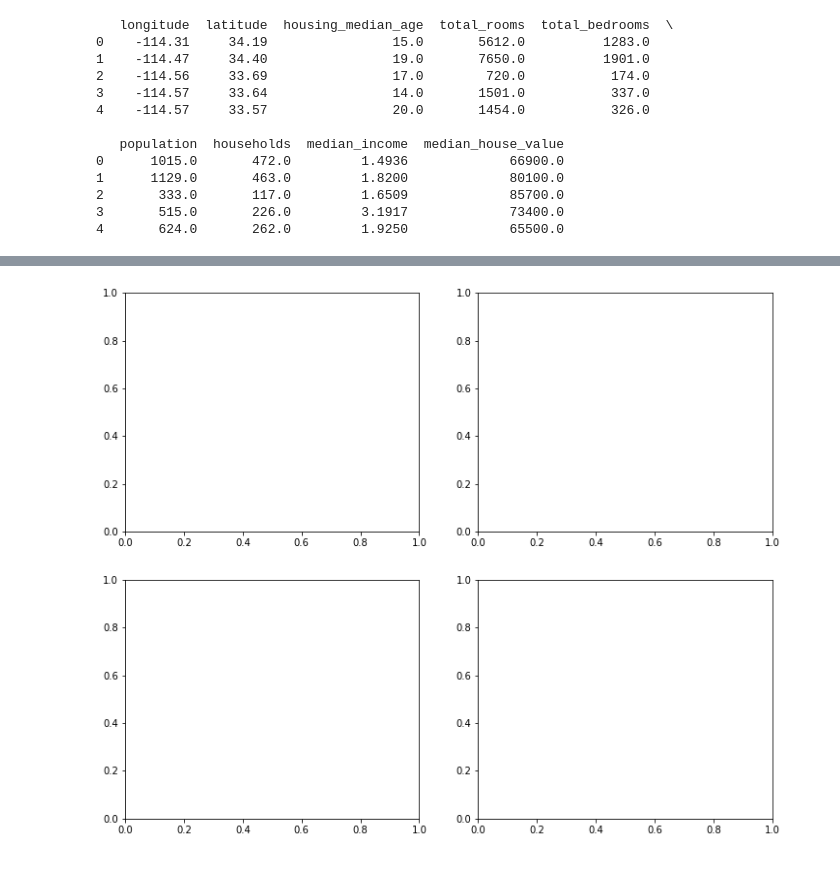
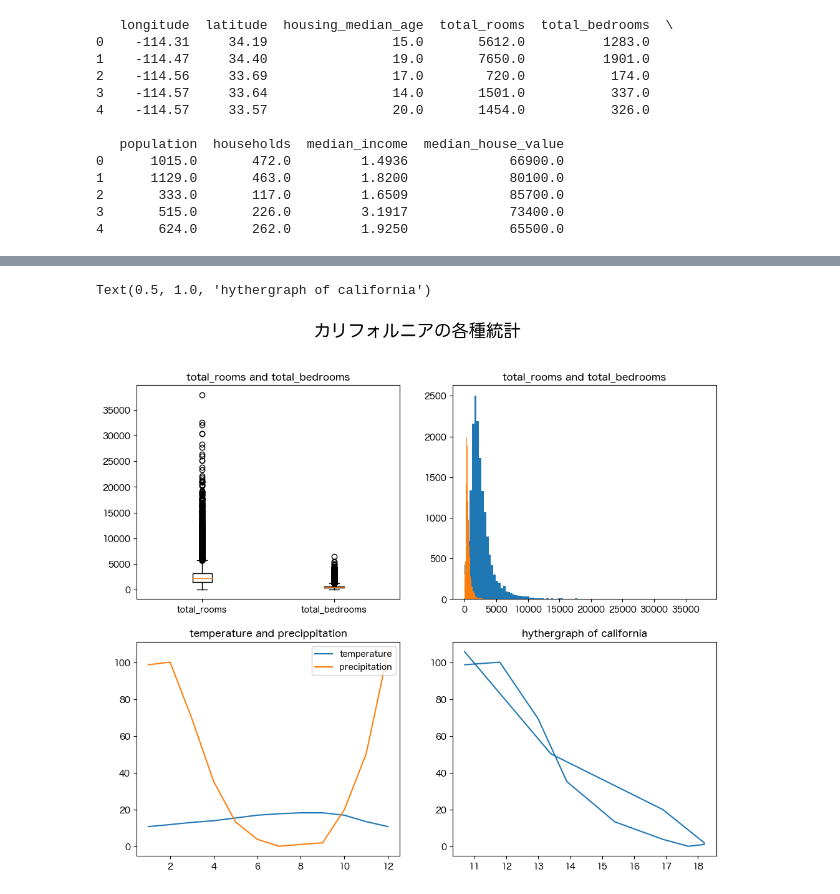
Before and after one commit to kentakom1213/practice-datavisualization, a Jupyter notebook: matplotlib_practice.ipynb, the cells around one changed output, grey strips where cells are left out. Saved outputs shown, nothing was run; the diff lists cells and outputs as text; code cells hidden in the pictures.

```diff
--- a/matplotlib_practice.ipynb
+++ b/matplotlib_practice.ipynb
@@ -8,6 +8,11 @@
 import numpy as np
 import matplotlib.pyplot as plt
 import pandas as pd
+# %%
+# 日本語対応
+from matplotlib import rcParams
+rcParams['font.family'] = 'sans-serif'
+rcParams['font.sans-serif'] = ['Hiragino Maru Gothic Pro', 'Yu Gothic', 'Meirio', 'Takao', 'IPAexGothic', 'IPAPGothic', 'VL PGothic', 'Noto Sans CJK JP']
 # %%
 df = pd.read_csv('sample_data/california_housing_train.csv')
 
@@ -26,3 +31,18 @@ print(df.head(5))
 2       333.0       117.0         1.6509             85700.0
 3       515.0       226.0         3.1917             73400.0
 4       624.0       262.0         1.9250             65500.0
+# %%
+# カリフォルニアの気象データ
+# ソース: https://www.data.jma.go.jp/cpd/monitor/climatview/graph_mkhtml_nrm.php?n=72494&m=1
+
+# california_temp = pd.read_csv('sample_data/climat_72494_nrm.csv')
+
+california_temp = pd.DataFrame(
+    {
+        "month": [1, 2, 3, 4, 5, 6, 7, 8, 9, 10, 11, 12],
+        "average_temperature": [10.7, 11.8, 13.0, 13.9, 15.4, 16.9, 17.7, 18.2, 18.2, 16.9, 13.4, 10.7],
+        "precipitation_amount": [98.8, 100.2, 69.4, 35.2, 13.3, 3.8, 0.0, 1.0, 1.9, 20.0, 50.3, 105.9],
+    }
+)
+
+california_temp
@@ -29,17 +70,33 @@ print(df.head(5))
 # %%
-fig = plt.figure(figsize=(12, 10))
+fig = plt.figure(figsize=(12, 10), dpi=100)
 
 ax1 = fig.add_subplot(2, 2, 1)
 ax2 = fig.add_subplot(2, 2, 2)
 ax3 = fig.add_subplot(2, 2, 3)
 ax4 = fig.add_subplot(2, 2, 4)
 
 # ax1 (左上)
+ax1.boxplot((df['total_rooms'], df['total_bedrooms']), labels=('total_rooms', 'total_bedrooms'))
 
 # ax2 (右上)
+ax2.hist(df['total_rooms'], bins=100)
+ax2.hist(df['total_bedrooms'], bins=100)
 
 # ax3 (左下)
+ax3.plot(california_temp['month'], california_temp['average_temperature'], label="temperature")
+ax3.plot(california_temp['month'], california_temp['precipitation_amount'], label="precipitation")
+ax3.legend(loc='upper right')
 
 # ax4 (右下)
+ax4.plot(california_temp['average_temperature'], california_temp['precipitation_amount'])
+
+#### タイトル
+fig.suptitle('カリフォルニアの各種統計', fontsize=20)
+
+ax1.set_title('total_rooms and total_bedrooms')
+ax2.set_title('total_rooms and total_bedrooms')
+ax3.set_title('temperature and precippitation')
+ax4.set_title('hythergraph of california')
 # %% [output]
+Text(0.5, 1.0, 'hythergraph of california')
-[figure, old version]
+[figure, new version]
```
Also changed, not shown: parts of 2 cells of this notebook, 17 other files.
